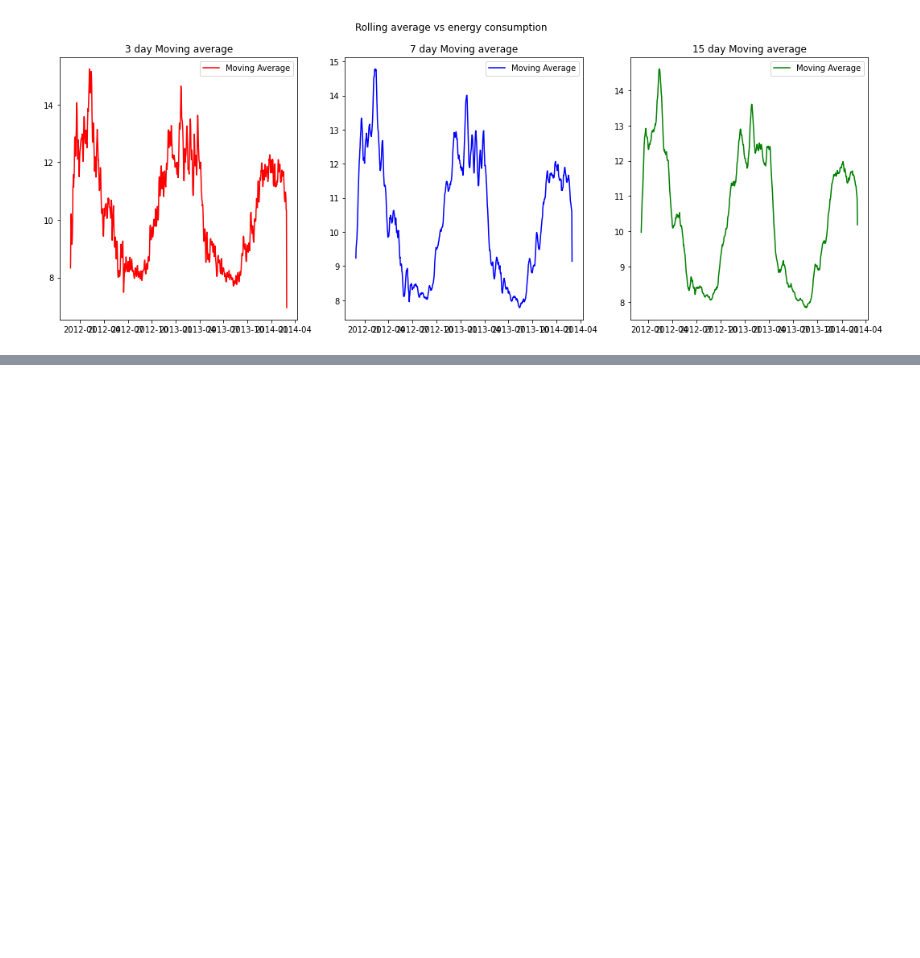
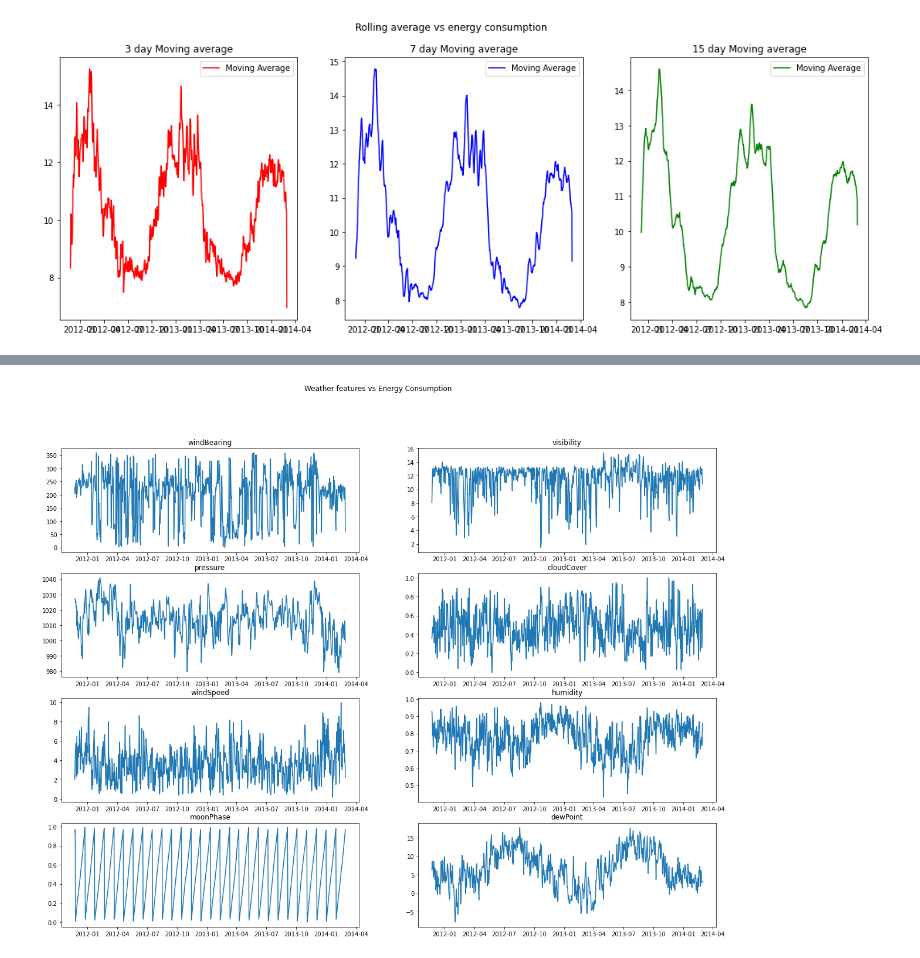
Before and after one commit to Akansh-a/Smart-Meters, a Jupyter notebook: 1.Plots.ipynb, the cells around one changed output, grey strips where cells are left out. Saved outputs shown, nothing was run; the diff lists cells and outputs as text; code cells hidden in the pictures; blank space fills up the shorter version.

```diff
--- a/1.Plots.ipynb
+++ b/1.Plots.ipynb
@@ -167,10 +180,0 @@ weather_energy.head(2)
-# %%
-weather_feature = weather_data.columns.drop(['day','temperatureMax','temperatureMin',
-                             'apparentTemperatureMax','apparentTemperatureMin'])
-
-fig,ax = plt.subplots(4,2,figsize = (20,15))
-axs = ax.ravel()
-
-for i, feature in enumerate(weather_feature):
-    weather_energy.plot('day', feature, ax=axs[i])
-    axs[i].set_ylabel(feature)
@@ -217,0 +183,2 @@ ax2.legend(loc="lower right")
+# %%
+weather_data['datestamp'] = pd.to_datetime(weather_data.day,format='%Y-%m-%d').dt.date
@@ -217,0 +195,5 @@ ax2.legend(loc="lower right")
+# %%
+weather_features = weather_data.drop(['day', 'apparentTemperatureMax','apparentTemperatureMin', 'uvIndexTime', 'summary'], axis = 1)
+# %%
+weather_features = pd.merge(energy_data_day, weather_features, on = 'datestamp')
+weather_features.head()
@@ -217,0 +208,14 @@ ax2.legend(loc="lower right")
+# %%
+f, a = plt.subplots(4,2,figsize = (20,15))
+f.suptitle("Weather features vs Energy Consumption")
+ax = a.flatten()
+
+cols = ['windBearing', 'visibility', 'pressure', 'cloudCover', 'windSpeed', 'humidity', 'moonPhase', 'dewPoint']
+
+for i in range(len(cols)):
+    ax[i].plot(weather_features['datestamp'], weather_features[cols[i]], '-');
+    ax[i].set_title(cols[i])
+
+plt.show()
+# %% [output]
+[figure, added]
```
Also changed, not shown: parts of 39 cells of this notebook, 4 other files.
